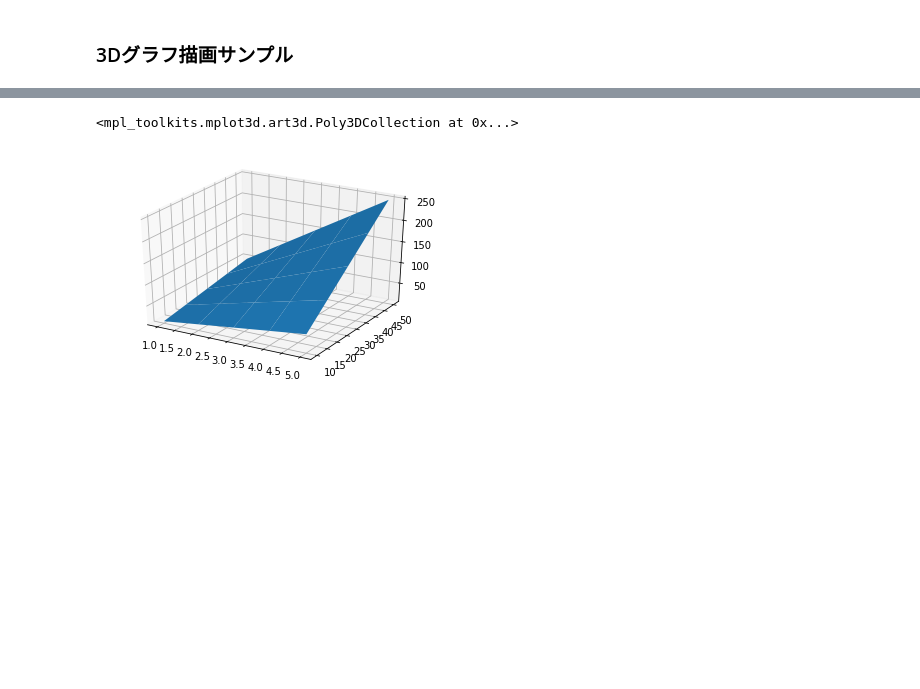
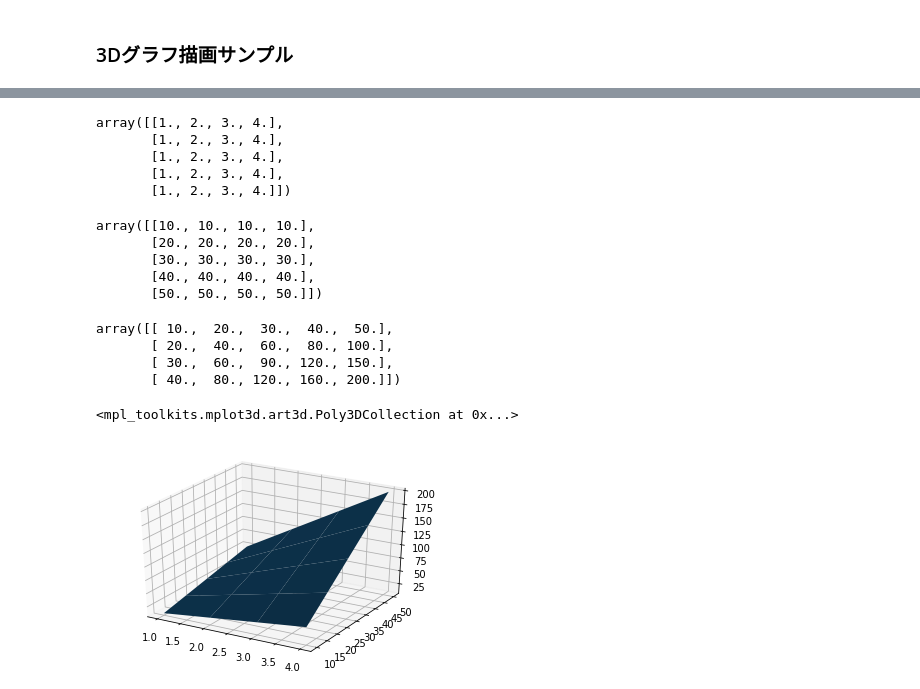
Before and after one commit to takunton/ds, a Jupyter notebook: work/ds_ml/udemy/section3_GradientDescent.ipynb, the cells around one changed output, grey strips where cells are left out. Cells and saved outputs as stored; diff of their text form; code cells hidden in the pictures; blank space fills up the shorter version.

```diff
--- a/work/ds_ml/udemy/section3_GradientDescent.ipynb
+++ b/work/ds_ml/udemy/section3_GradientDescent.ipynb
@@ -84,25 +72,40 @@ ax.plot_surface(X, Y, Z)
-# %%
-# x, y,z軸のサイズは揃える
-X = np.array([[1, 2, 3, 4, 5],
-              [1, 2, 3, 4, 5],
-              [1, 2, 3, 4, 5],
-              [1, 2, 3, 4, 5],
-              [1, 2, 3, 4, 5]])
-
-Y = np.array([[10, 10, 10, 10, 10],
-              [20, 20, 20, 20, 20],
-              [30, 30, 30, 30, 30],
-              [40, 40, 40, 40, 40],
-              [50, 50, 50, 50, 50]])
-
-Z = np.array([[ 10,  20,  30,  40, 50],
-              [ 20,  40,  60,  80, 100],
-              [ 30,  60,  90, 120, 150],
-              [ 40,  80, 120, 160, 200],
-              [ 50,  100, 150, 200, 250]])
-
-ax = plt.axes(projection='3d')
-ax.plot_surface(X, Y, Z)
-# %% [output]
-<mpl_toolkits.mplot3d.art3d.Poly3DCollection at 0x...>
-[figure, removed]
+# %%
+x = np.linspace(1, 4, 4)
+y = np.linspace(10, 50, 5)
+
+# 配列の要素から格子列を生成する
+X, Y = np.meshgrid(x, y)
+# %%
+from itertools import product
+z = [x * y for x, y in product(x, y)]
+z = np.array(z)
+Z = z.reshape(len(x), len(y))
+# %%
+X
+# %% [output]
+array([[1., 2., 3., 4.],
+       [1., 2., 3., 4.],
+       [1., 2., 3., 4.],
+       [1., 2., 3., 4.],
+       [1., 2., 3., 4.]])
+# %%
+Y
+# %% [output]
+array([[10., 10., 10., 10.],
+       [20., 20., 20., 20.],
+       [30., 30., 30., 30.],
+       [40., 40., 40., 40.],
+       [50., 50., 50., 50.]])
+# %%
+Z
+# %% [output]
+array([[ 10.,  20.,  30.,  40.,  50.],
+       [ 20.,  40.,  60.,  80., 100.],
+       [ 30.,  60.,  90., 120., 150.],
+       [ 40.,  80., 120., 160., 200.]])
+# %%
+ax = plt.axes(projection='3d')
+ax.plot_surface(X.T, Y.T, Z)
+# %% [output]
+<mpl_toolkits.mplot3d.art3d.Poly3DCollection at 0x...>
+[figure, added]
```
Also changed, not shown: parts of 7 cells of this notebook.
